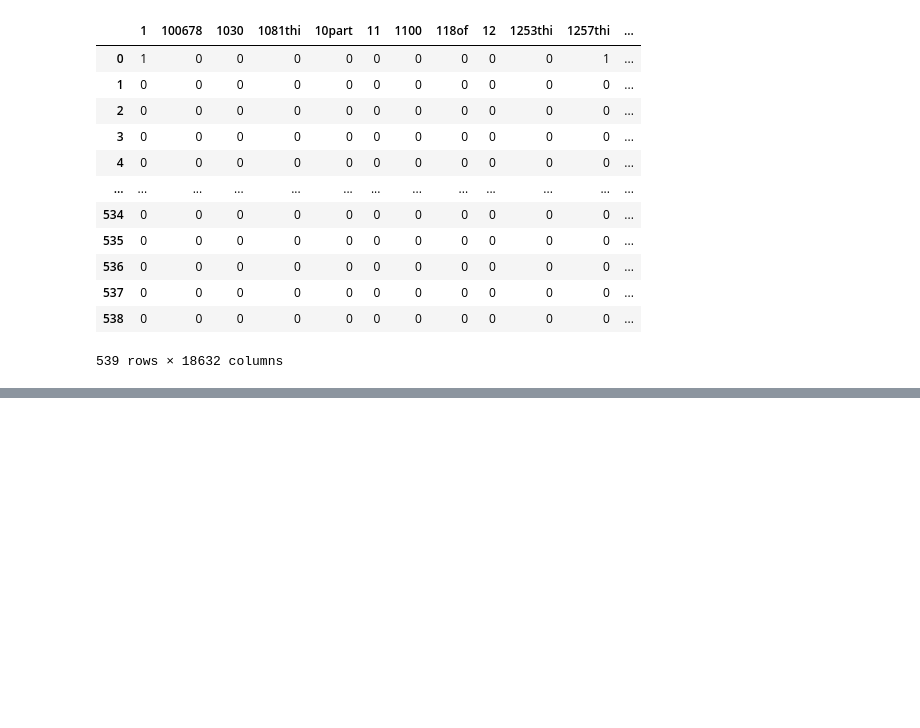
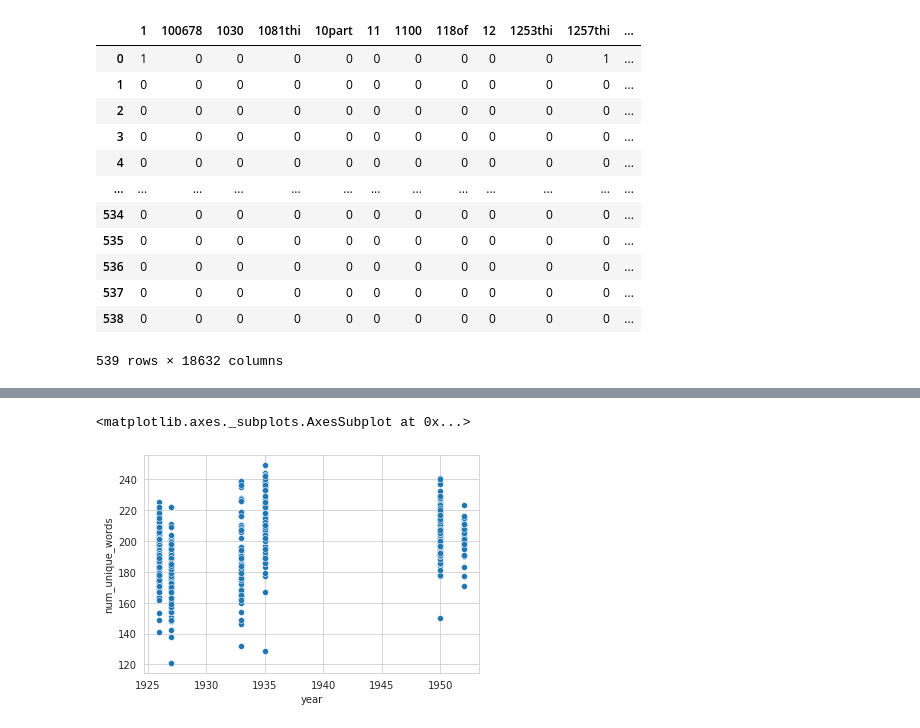
Before and after one commit to Esther-Zhou99/Data-Science, a Jupyter notebook: HW3.ipynb, the cells around one changed output, grey strips where cells are left out. Cells and saved outputs as stored; diff of their text form; code cells hidden in the pictures; blank space fills up the shorter version.

```diff
--- a/HW3.ipynb
+++ b/HW3.ipynb
@@ -234,0 +244,5 @@ sns.distplot(df['num_unique_words'])
+# %%
+sns.scatterplot('year', 'num_unique_words', data = df)
+# %% [output]
+<matplotlib.axes._subplots.AxesSubplot at 0x...>
+[figure, added]
```
Also changed, not shown: parts of 38 cells of this notebook.
